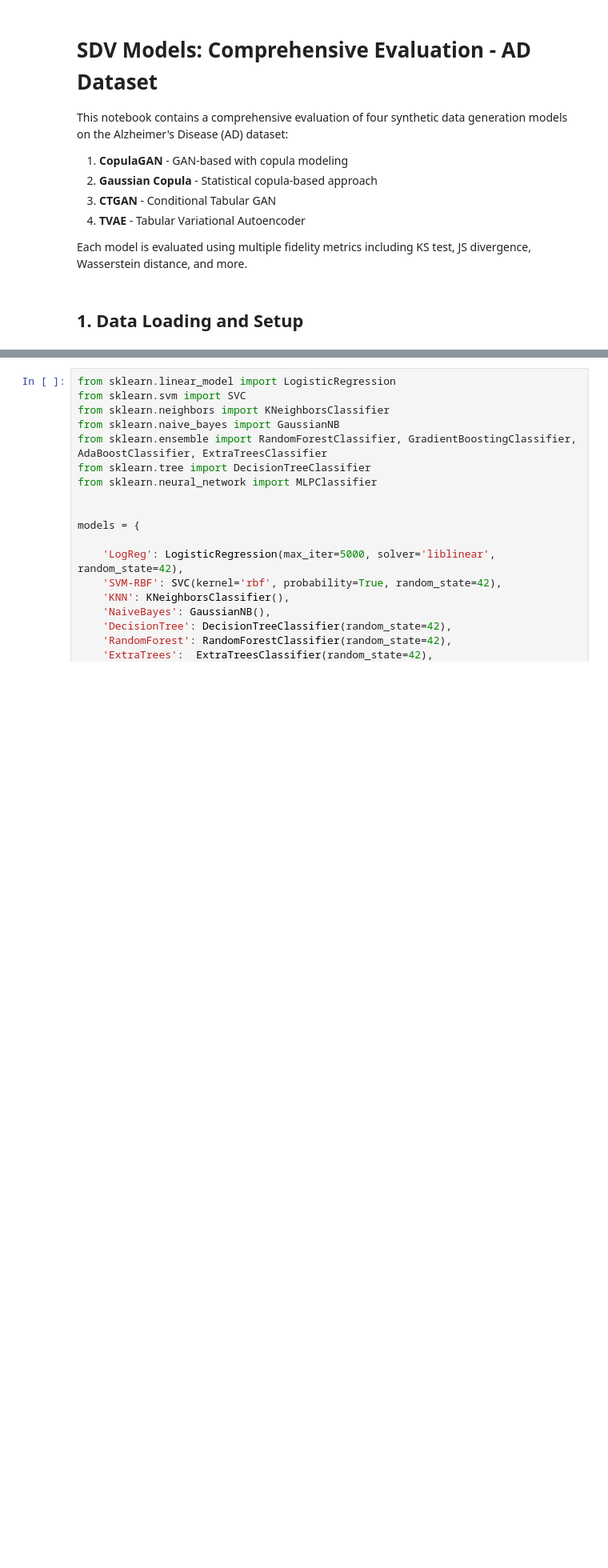
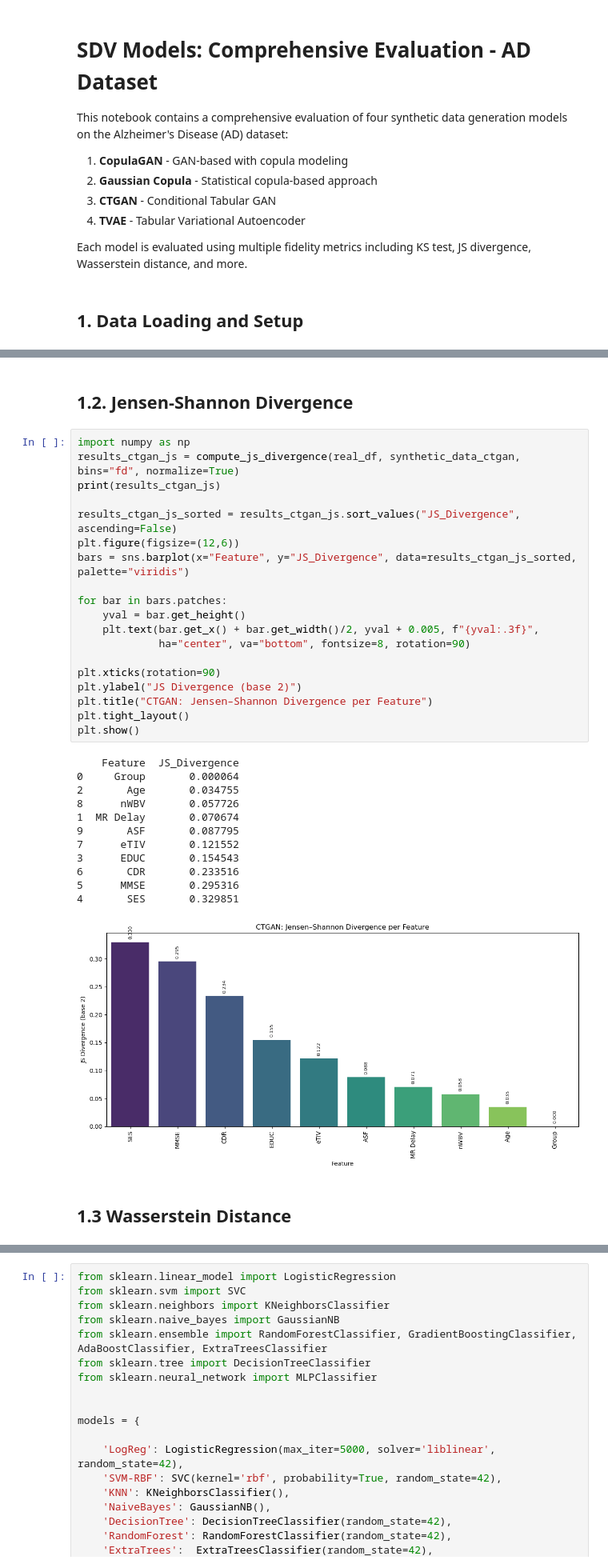
Before and after one commit to bdsul/Synthetic-data_Audit, a Jupyter notebook: Notebooks/notebook_ad_dataset.ipynb, the cells around one changed output, grey strips where cells are left out. Shown at 80% size. Saved outputs shown, nothing was run; the diff lists cells and outputs as text; blank space fills up the shorter version.

```diff
--- a/Notebooks/notebook_ad_dataset.ipynb
+++ b/Notebooks/notebook_ad_dataset.ipynb
@@ -1133,0 +260,36 @@ GaussianCopula (AD) - Two-Sample Classifier Accuracy: 0.9831
+# %% [markdown]
+## 1.2. Jensen-Shannon Divergence
+# %%
+import numpy as np
+results_ctgan_js = compute_js_divergence(real_df, synthetic_data_ctgan, bins="fd", normalize=True)
+print(results_ctgan_js)
+
+results_ctgan_js_sorted = results_ctgan_js.sort_values("JS_Divergence", ascending=False)
+plt.figure(figsize=(12,6))
+bars = sns.barplot(x="Feature", y="JS_Divergence", data=results_ctgan_js_sorted, palette="viridis")
+
+for bar in bars.patches:
+    yval = bar.get_height()
+    plt.text(bar.get_x() + bar.get_width()/2, yval + 0.005, f"{yval:.3f}",
+             ha="center", va="bottom", fontsize=8, rotation=90)
+
+plt.xticks(rotation=90)
+plt.ylabel("JS Divergence (base 2)")
+plt.title("CTGAN: Jensen–Shannon Divergence per Feature")
+plt.tight_layout()
+plt.show()
+# %% [output]
+    Feature  JS_Divergence
+0     Group       0.000064
+2       Age       0.034755
+8      nWBV       0.057726
+1  MR Delay       0.070674
+9       ASF       0.087795
+7      eTIV       0.121552
+3      EDUC       0.154543
+6       CDR       0.233516
+5      MMSE       0.295316
+4       SES       0.329851
+[figure, added]
+# %% [markdown]
+## 1.3 Wasserstein Distance
```
Also changed, not shown: parts of 127 cells of this notebook.
